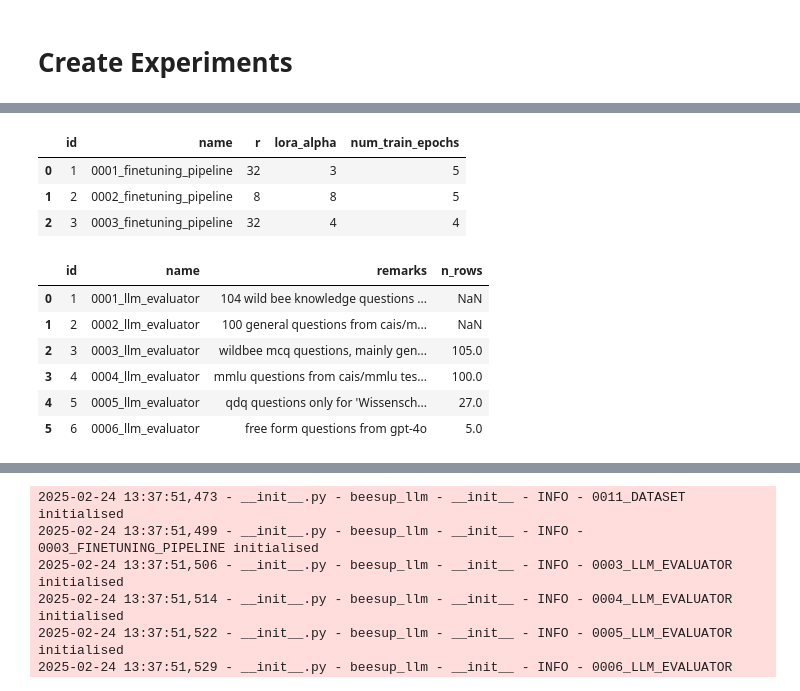
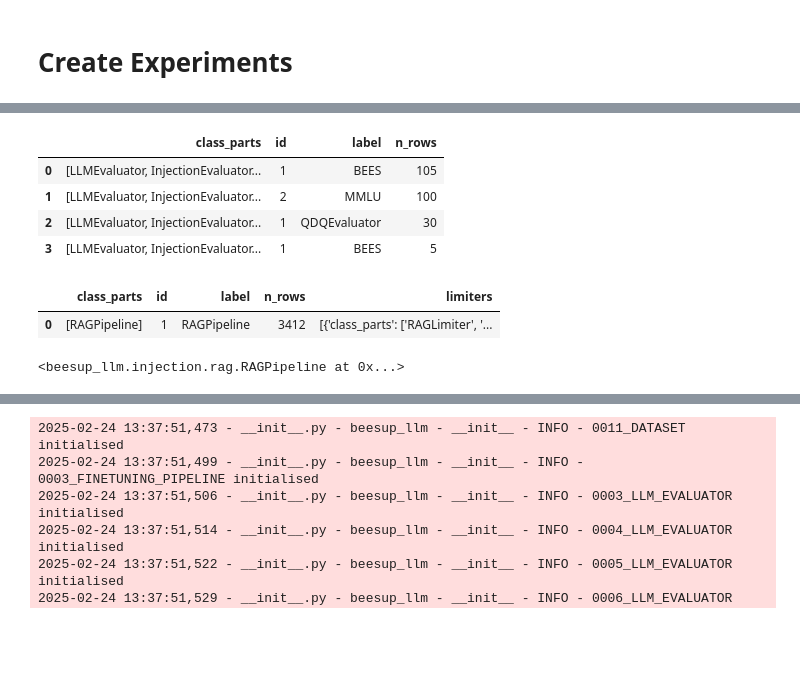
Before and after one commit to fee1ix/beesup_injection_lab, a Jupyter notebook: injection_notebook.ipynb, the cells around one changed output, grey strips where cells are left out. Cells and saved outputs as stored; diff of their text form; code cells hidden in the pictures; blank space fills up the shorter version.

```diff
--- a/injection_notebook.ipynb
+++ b/injection_notebook.ipynb
@@ -2838,17 +2777,8 @@ InjectionExperiment.get_overview(keypaths=['done','dataset_config.n_rows','datas
-# %%
-FinetuningPipeline.get_overview(keypaths=['r','lora_alpha','num_train_epochs'])
-# %% [output]
-|  | id | name | r | lora_alpha | num_train_epochs |
-| 0 | 1 | 0001_finetuning_pipeline | 32 | 3 | 5 |
-| 1 | 2 | 0002_finetuning_pipeline | 8 | 8 | 5 |
-| 2 | 3 | 0003_finetuning_pipeline | 32 | 4 | 4 |
 # %%
-Evaluator.get_overview(keypaths=['n_rows','remarks'])
+InjectionEvaluator().get_overview(keypaths=['n_rows','remarks'])
 # %% [output]
-|  | id | name | remarks | n_rows |
-| 0 | 1 | 0001_llm_evaluator | 104 wild bee knowledge questions ... | NaN |
-| 1 | 2 | 0002_llm_evaluator | 100 general questions from cais/m... | NaN |
-| 2 | 3 | 0003_llm_evaluator | wildbee mcq questions, mainly gen... | 105.0 |
-| 3 | 4 | 0004_llm_evaluator | mmlu questions from cais/mmlu tes... | 100.0 |
-| 4 | 5 | 0005_llm_evaluator | qdq questions only for 'Wissensch... | 27.0 |
-| 5 | 6 | 0006_llm_evaluator | free form questions from gpt-4o | 5.0 |
+|  | class_parts | id | label | n_rows |
+| 0 | [LLMEvaluator, InjectionEvaluator... | 1 | BEES | 105 |
+| 1 | [LLMEvaluator, InjectionEvaluator... | 2 | MMLU | 100 |
+| 2 | [LLMEvaluator, InjectionEvaluator... | 1 | QDQEvaluator | 30 |
+| 3 | [LLMEvaluator, InjectionEvaluator... | 1 | BEES | 5 |
@@ -2855,2 +2802,11 @@ Evaluator.get_overview(keypaths=['n_rows','remarks'])
+# %%
+RAGPipeline().get_overview(keypaths=['n_rows','remarks','limiters'])
+# %% [output]
+|  | class_parts | id | label | n_rows | limiters |
+| 0 | [RAGPipeline] | 1 | RAGPipeline | 3412 | [{'class_parts': ['RAGLimiter', '... |
 # %%
 reimport()
+# %%
+RAGPipeline(1)
+# %% [output]
+<beesup_llm.injection.rag.RAGPipeline at 0x...>
```
Also changed, not shown: parts of 62 cells of this notebook, 12 other files.
